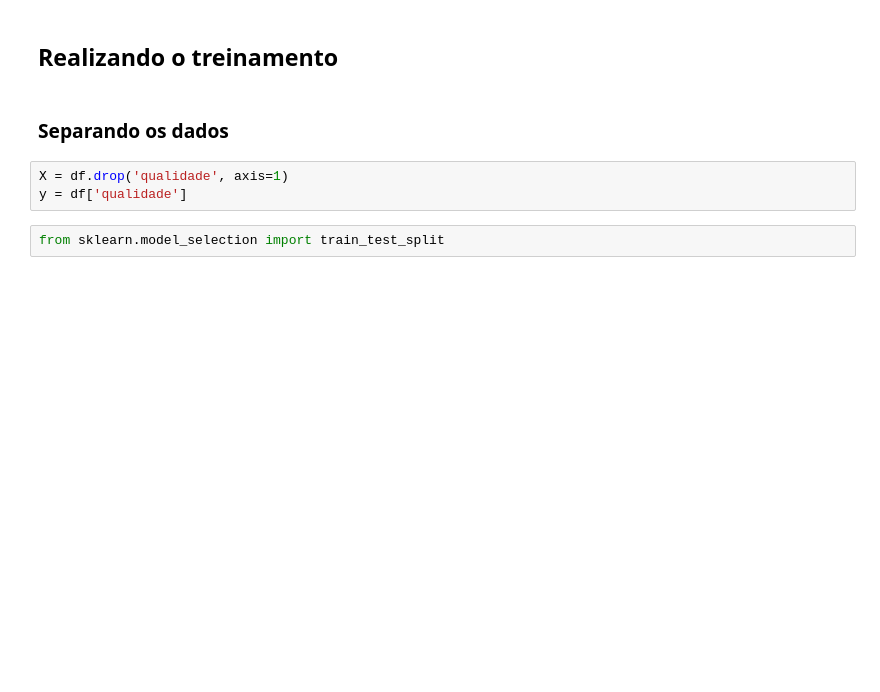
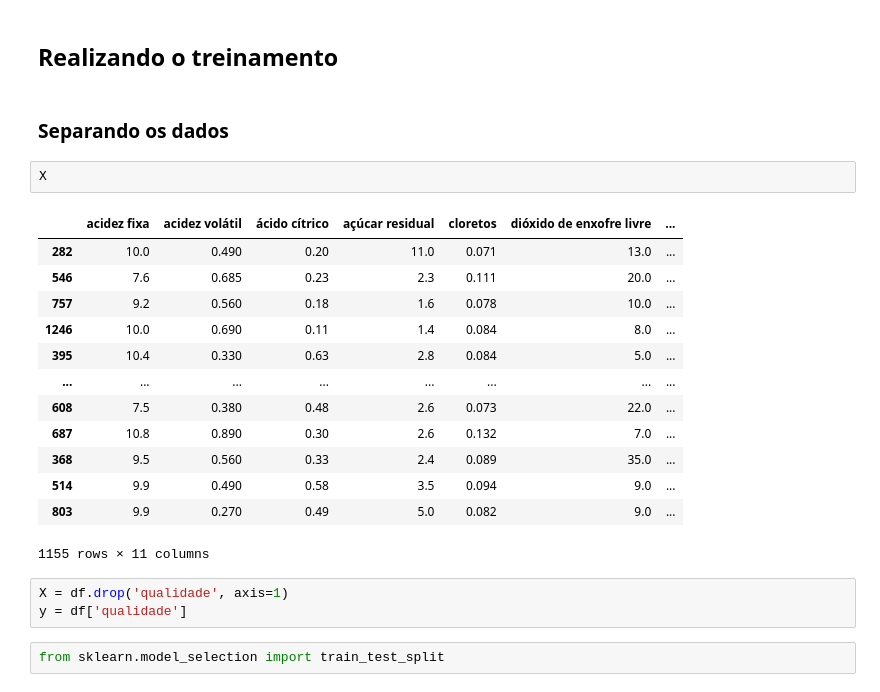
Before and after one commit to lucianeberger/Trilha-de-Machine-Learning---Alura, a Jupyter notebook: Problemas Multiclasse/Desafio.ipynb, the cells around one changed output. Cells and saved outputs as stored; diff of their text form; blank space fills up the shorter version.

```diff
--- a/Problemas Multiclasse/Desafio.ipynb
+++ b/Problemas Multiclasse/Desafio.ipynb
@@ -119,6 +127,22 @@ Name: proportion, dtype: float64
 ## **Realizando o treinamento**
 # %% [markdown]
 ### **Separando os dados**
+# %%
+X
+# %% [output]
+|  | acidez fixa | acidez volátil | ácido cítrico | açúcar residual | cloretos | dióxido de enxofre livre | ... |
+| 282 | 10.0 | 0.490 | 0.20 | 11.0 | 0.071 | 13.0 | ... |
+| 546 | 7.6 | 0.685 | 0.23 | 2.3 | 0.111 | 20.0 | ... |
+| 757 | 9.2 | 0.560 | 0.18 | 1.6 | 0.078 | 10.0 | ... |
+| 1246 | 10.0 | 0.690 | 0.11 | 1.4 | 0.084 | 8.0 | ... |
+| 395 | 10.4 | 0.330 | 0.63 | 2.8 | 0.084 | 5.0 | ... |
+| ... | ... | ... | ... | ... | ... | ... | ... |
+| 608 | 7.5 | 0.380 | 0.48 | 2.6 | 0.073 | 22.0 | ... |
+| 687 | 10.8 | 0.890 | 0.30 | 2.6 | 0.132 | 7.0 | ... |
+| 368 | 9.5 | 0.560 | 0.33 | 2.4 | 0.089 | 35.0 | ... |
+| 514 | 9.9 | 0.490 | 0.58 | 3.5 | 0.094 | 9.0 | ... |
+| 803 | 9.9 | 0.270 | 0.49 | 5.0 | 0.082 | 9.0 | ... |
+1155 rows × 11 columns
 # %%
 X = df.drop('qualidade', axis=1)
 y = df['qualidade']
```
Also changed, not shown: parts of 4 cells of this notebook.
